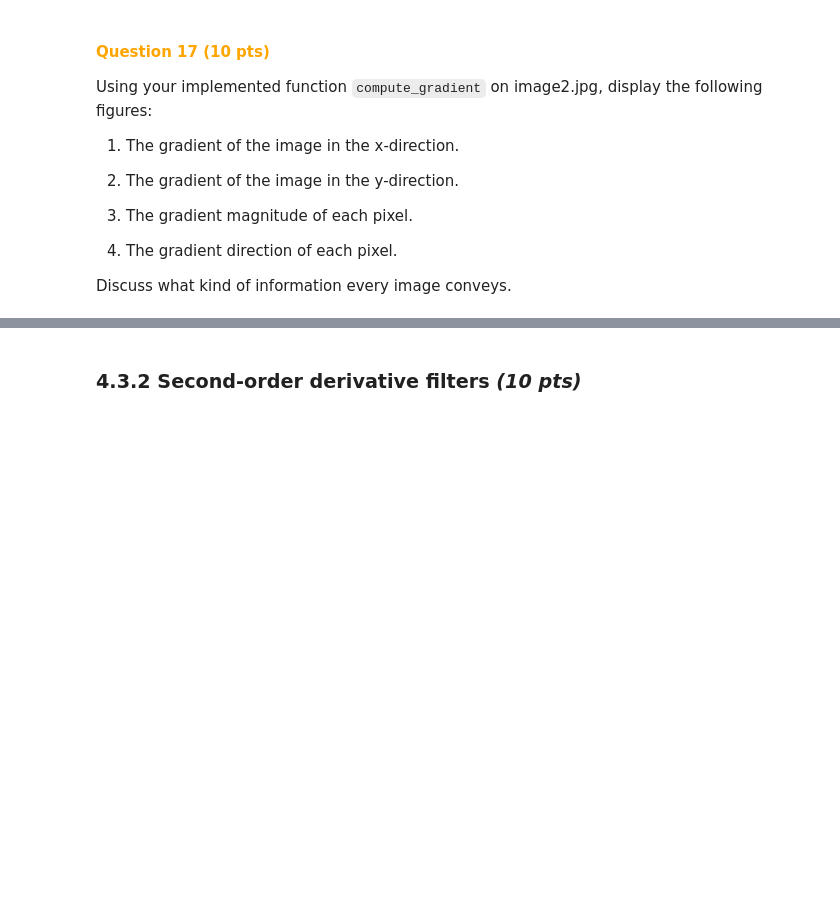
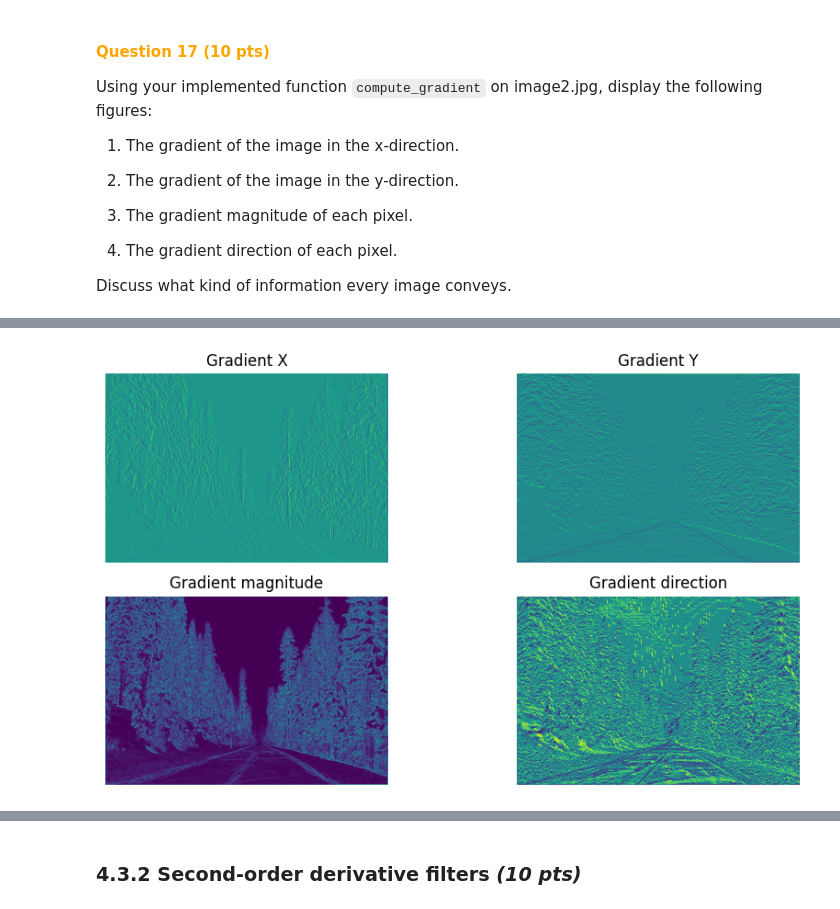
Before and after one commit to krijnD/CV_labs, a Jupyter notebook: Lab2/CV1_Lab2.ipynb, the cells around one changed output, grey strips where cells are left out. Saved outputs shown, nothing was run; the diff lists cells and outputs as text; code cells hidden in the pictures; blank space fills up the shorter version.

```diff
--- a/Lab2/CV1_Lab2.ipynb
+++ b/Lab2/CV1_Lab2.ipynb
@@ -798,0 +805,29 @@ Discuss what kind of information every image conveys.
+# %%
+gradient_x, gradient_y, gradient_mag, gradient_direction = compute_gradient(image2)
+# %%
+
+plt.figure(figsize=(10, 5))
+plt.subplot(2, 2, 1)
+plt.imshow(gradient_x)
+plt.title("Gradient X")
+plt.axis('off')
+
+plt.subplot(2, 2, 2)
+plt.imshow(gradient_y)
+plt.title("Gradient Y")
+plt.axis('off')
+
+plt.subplot(2, 2, 3)
+plt.imshow(gradient_mag)
+plt.title("Gradient magnitude")
+plt.axis('off')
+
+plt.subplot(2, 2, 4)
+plt.imshow(gradient_direction)
+plt.title("Gradient direction")
+plt.axis('off')
+
+plt.tight_layout()
+plt.show()
+# %% [output]
+[figure, added]
```
Also changed, not shown: parts of 4 cells of this notebook.
